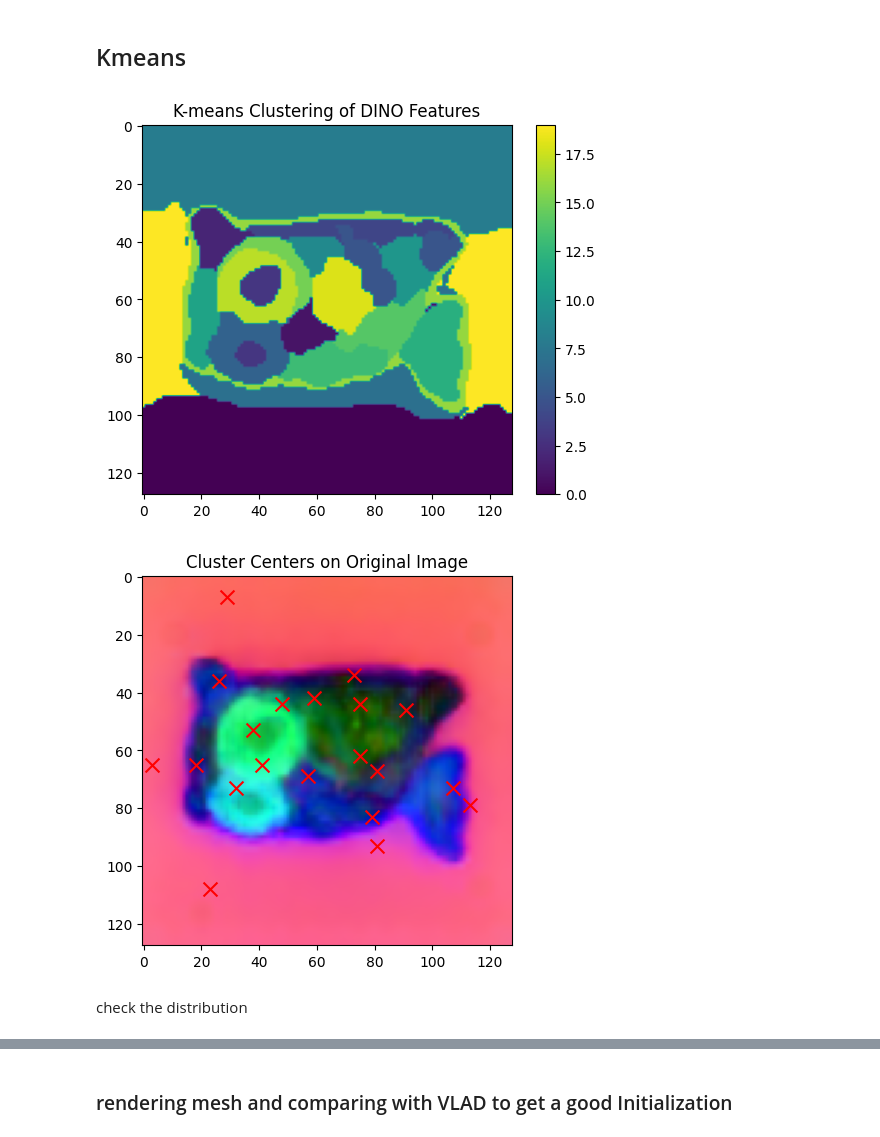
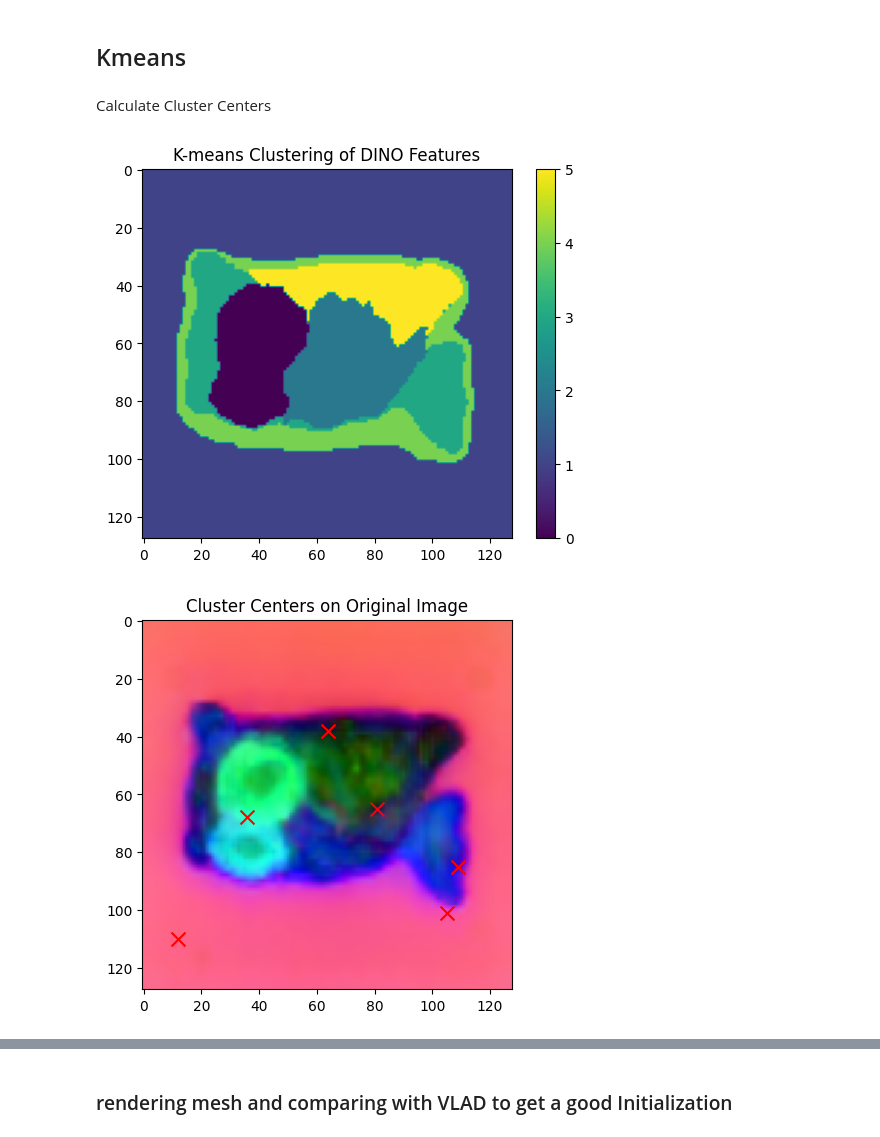
Before and after one commit to Dipan-Zhang/Wonder3D, a Jupyter notebook: NeuS/iNeuS_pose_estmation.ipynb, the cells around one changed output, grey strips where cells are left out. Drawn from its saved outputs; the diff is of its cells as text; code cells hidden in the pictures.

```diff
--- a/NeuS/iNeuS_pose_estmation.ipynb
+++ b/NeuS/iNeuS_pose_estmation.ipynb
@@ -305,7 +305,7 @@ pose_fpath_dict = {
     '8':f'{cam_pose_dir}/000_back_left_RT.txt'
     }
 
-DEBUG = False
+DEBUG = True
 # %% [output]
 Jupyter environment detected. Enabling Open3D WebVisualizer.
 [Open3D INFO] WebRTC GUI backend enabled.
@@ -423,53 +405,62 @@ Loaded target features from cache ./outputs/target_features_owl.npy
 # %% [markdown]
 ## Kmeans
+# %% [markdown]
+Calculate Cluster Centers
 # %%
 from sklearn.cluster import KMeans
-n_clusters = 20
+n_clusters = 6
 
-# create clone to avoid in-place operation
-target_img_features_flatten = target_img_features.clone()
-target_img_features_flatten = target_img_features_flatten.view(-1, target_img_features_flatten.shape[-1])
-# target_img_features_flatten /= torch.norm(target_img_features_flatten, dim=-1, keepdim=True)
+enable_cache = True
 
-# apply PCA and colormap
-target_img_features_pca = apply_pca_colormap(target_img_features).cpu().numpy() # in_sz, in_sz, 3
-target_img_features_pca_flatten = np.reshape(target_img_features_pca, [-1, target_img_features_pca.shape[-1]]) #  in_sz*in_sz, 3
+cache_path = f'./outputs/target_features_c_center_{obj_name}.npy'
+if enable_cache and os.path.exists(cache_path):
+    cluster_centers = np.load(cache_path)
+    cluster_centers = torch.from_numpy(cluster_centers).to(device)
+else:
 
-# cluster the image features
-kmeans = KMeans(n_clusters=n_clusters, random_state=0).fit(target_img_features_flatten.cpu().numpy())
-cluster_labels = kmeans.labels_  # Shape: (in_sz*in_sz,)
-cluster_centers = kmeans.cluster_centers_  # Shape: (n_cluster, 384)
-cluster_labels_2d = cluster_labels.reshape(in_sz, in_sz)
+    # create clone to avoid in-place operation
+    target_img_features_flatten = target_img_features.clone()
+    target_img_features_flatten = target_img_features_flatten.view(-1, target_img_features_flatten.shape[-1])
+    # target_img_features_flatten /= torch.norm(target_img_features_flatten, dim=-1, keepdim=True)
 
-# Display the cluster labels as an image
-plt.imshow(cluster_labels_2d, cmap='viridis')  # You can use any colormap you like
-plt.colorbar()
-plt.title("K-means Clustering of DINO Features")
-plt.show()
+    # apply PCA and colormap
+    target_img_features_pca = apply_pca_colormap(target_img_features).cpu().numpy() # in_sz, in_sz, 3
+    target_img_features_pca_flatten = np.reshape(target_img_features_pca, [-1, target_img_features_pca.shape[-1]]) #  in_sz*in_sz, 3
 
-# Compute the distance from each pixel to each cluster center
-distances_to_centers = np.linalg.norm(target_img_features_flatten.cpu().numpy()[:, np.newaxis] - cluster_centers, axis=2)
+    # cluster the image features
+    kmeans = KMeans(n_clusters=n_clusters, random_state=0).fit(target_img_features_flatten.cpu().numpy())
+    cluster_labels = kmeans.labels_  # Shape: (in_sz*in_sz,)
+    cluster_centers = kmeans.cluster_centers_  # Shape: (n_cluster, 384)
+    cluster_labels_2d = cluster_labels.reshape(in_sz, in_sz)
 
-# Find the pixel closest to each center
-closest_pixels = np.argmin(distances_to_centers, axis=0)  # Shape: (k,)
+    # Display the cluster labels as an image
+    plt.imshow(cluster_labels_2d, cmap='viridis')  # You can use any colormap you like
+    plt.colorbar()
+    plt.title("K-means Clustering of DINO Features")
+    plt.show()
 
-# Convert the flattened indices back to 2D coordinates
-closest_pixel_coords = np.unravel_index(closest_pixels, (in_sz, in_sz))  # Shape: (2, k)
+    # Compute the distance from each pixel to each cluster center
+    distances_to_centers = np.linalg.norm(target_img_features_flatten.cpu().numpy()[:, np.newaxis] - cluster_centers, axis=2)
 
-# Display the original image
-plt.imshow(target_img_features_pca)  # Assuming original_image is grayscale, otherwise remove cmap
-plt.scatter(closest_pixel_coords[1], closest_pixel_coords[0], c='red', s=100, marker='x')  # 'x' marks for centers
-plt.title("Cluster Centers on Original Image")
-plt.show()
+    # Find the pixel closest (with minimum distance) to each center
+    closest_pixels = np.argmin(distances_to_centers, axis=0)  # Shape: (k,)
+
+    # Convert the flattened indices back to 2D coordinates
+    closest_pixel_coords = np.unravel_index(closest_pixels, (in_sz, in_sz))  # Shape: (2, k)  (y,x)
+
+    # Display the original image
+    if DEBUG:
+        plt.imshow(target_img_features_pca)  # Assuming original_image is grayscale, otherwise remove cmap
+        plt.scatter(closest_pixel_coords[1], closest_pixel_coords[0], c='red', s=100, marker='x')  # 'x' marks for centers #! ??? x and y
+        plt.title("Cluster Centers on Original Image")
+        plt.show()
 
 
 #TODO get rid the bg cluster center, does provide information
 #TODO make this like interest region sampling strategy
 # %% [output]
-[figure, old version]
+[figure, new version]
-[figure, old version]
+[figure, new version]
-# %% [markdown]
-check the distribution
 # %%
 def random_pts_around_centers(closest_pixel_coords, num_points, pt_range):
     random_points = []
```
Also changed, not shown: parts of 19 cells of this notebook.
